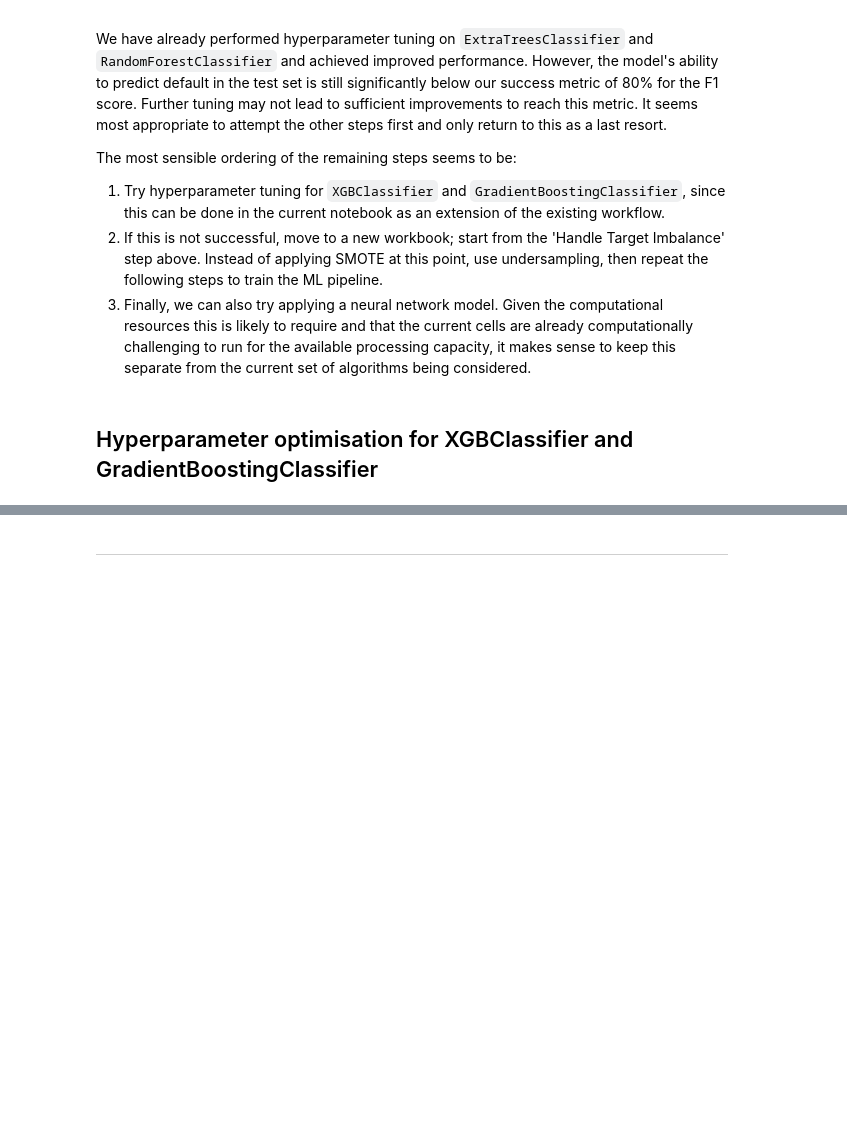
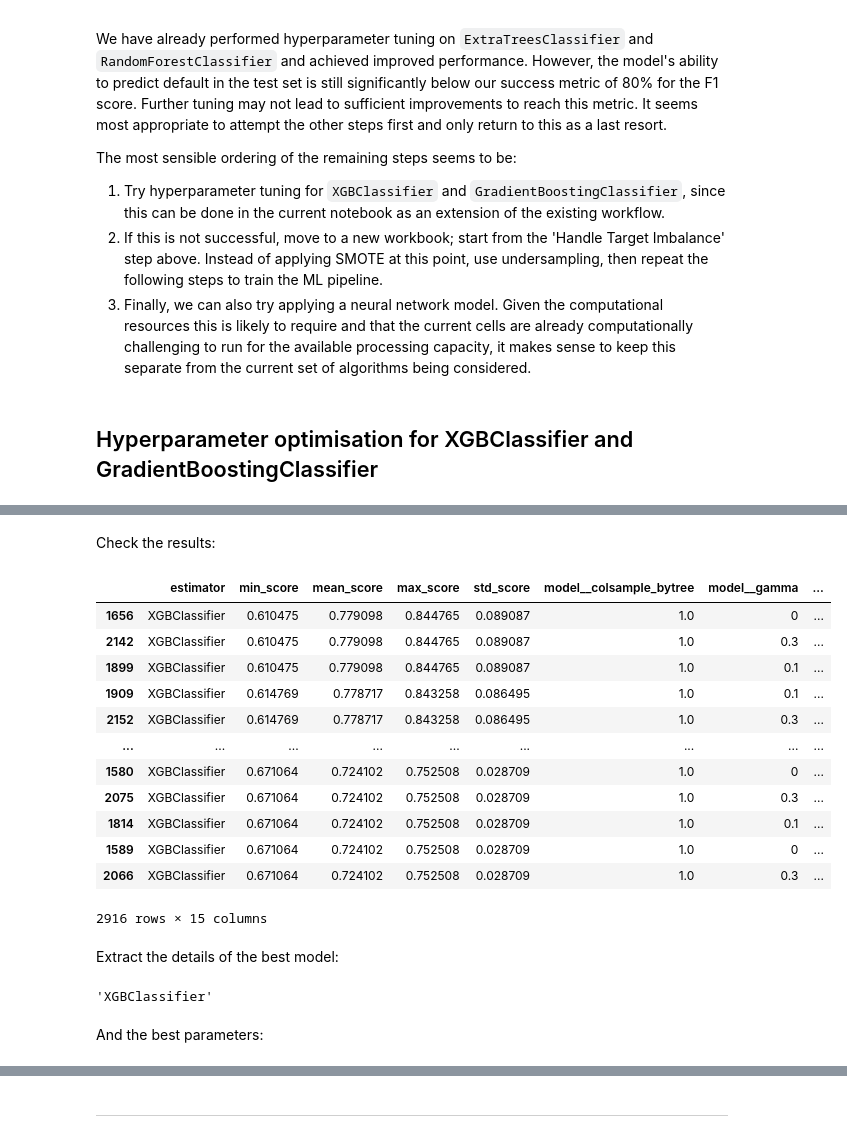
Before and after one commit to frankiesanjana/credit-card-default, a Jupyter notebook: jupyter_notebooks/05_modelling_and_evaluation.ipynb, the cells around one changed output, grey strips where cells are left out. Saved outputs shown, nothing was run; the diff lists cells and outputs as text; code cells hidden in the pictures; blank space fills up the shorter version.

```diff
--- a/jupyter_notebooks/05_modelling_and_evaluation.ipynb
+++ b/jupyter_notebooks/05_modelling_and_evaluation.ipynb
@@ -844,0 +861,28 @@ detail_search_3.fit(X_train, y_train,
+# %% [markdown]
+Check the results:
+# %%
+grid_search_summary_3, grid_search_pipelines_3 = detail_search_3.score_summary(sort_by='mean_score')
+grid_search_summary_3
+# %% [output]
+|  | estimator | min_score | mean_score | max_score | std_score | model__colsample_bytree | model__gamma | ... |
+| 1656 | XGBClassifier | 0.610475 | 0.779098 | 0.844765 | 0.089087 | 1.0 | 0 | ... |
+| 2142 | XGBClassifier | 0.610475 | 0.779098 | 0.844765 | 0.089087 | 1.0 | 0.3 | ... |
+| 1899 | XGBClassifier | 0.610475 | 0.779098 | 0.844765 | 0.089087 | 1.0 | 0.1 | ... |
+| 1909 | XGBClassifier | 0.614769 | 0.778717 | 0.843258 | 0.086495 | 1.0 | 0.1 | ... |
+| 2152 | XGBClassifier | 0.614769 | 0.778717 | 0.843258 | 0.086495 | 1.0 | 0.3 | ... |
+| ... | ... | ... | ... | ... | ... | ... | ... | ... |
+| 1580 | XGBClassifier | 0.671064 | 0.724102 | 0.752508 | 0.028709 | 1.0 | 0 | ... |
+| 2075 | XGBClassifier | 0.671064 | 0.724102 | 0.752508 | 0.028709 | 1.0 | 0.3 | ... |
+| 1814 | XGBClassifier | 0.671064 | 0.724102 | 0.752508 | 0.028709 | 1.0 | 0.1 | ... |
+| 1589 | XGBClassifier | 0.671064 | 0.724102 | 0.752508 | 0.028709 | 1.0 | 0 | ... |
+| 2066 | XGBClassifier | 0.671064 | 0.724102 | 0.752508 | 0.028709 | 1.0 | 0.3 | ... |
+2916 rows × 15 columns
+# %% [markdown]
+Extract the details of the best model:
+# %%
+best_model_3 = grid_search_summary_3.iloc[0,0]
+best_model_3
+# %% [output]
+'XGBClassifier'
+# %% [markdown]
+And the best parameters:
```
Also changed, not shown: parts of 53 cells of this notebook, 14 other files.
